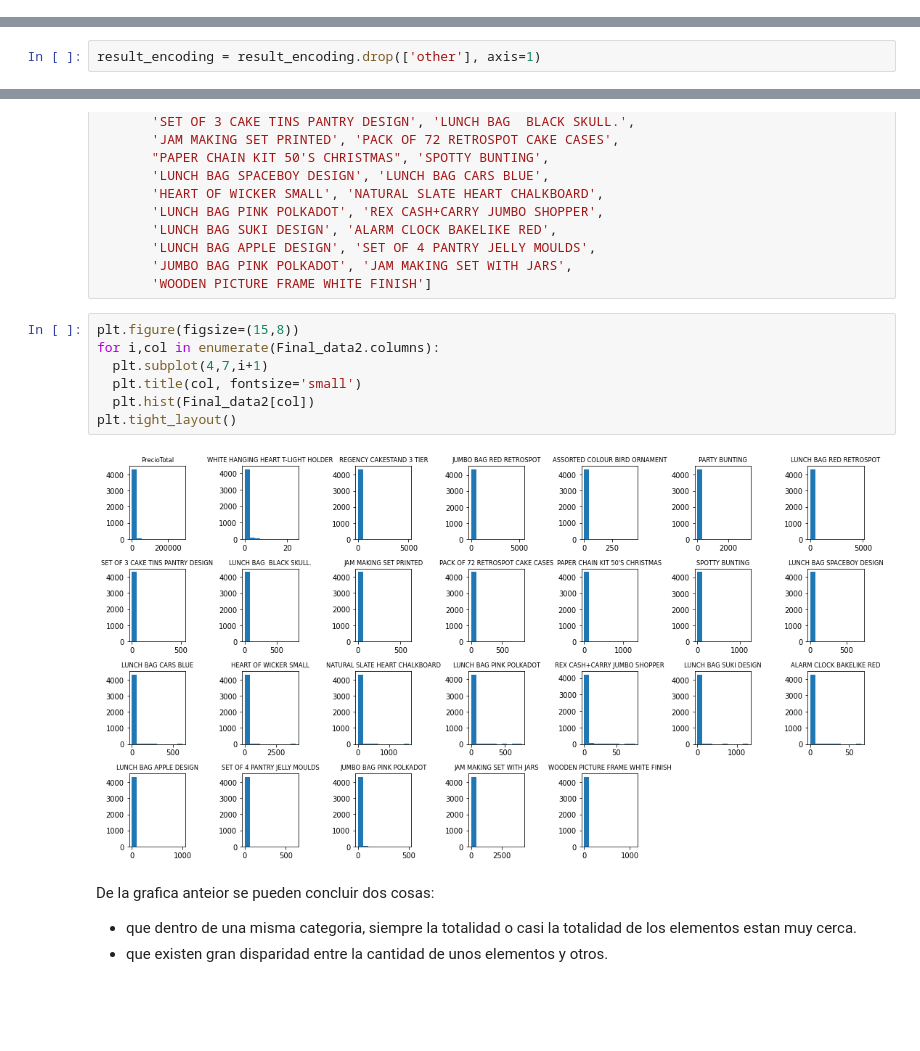
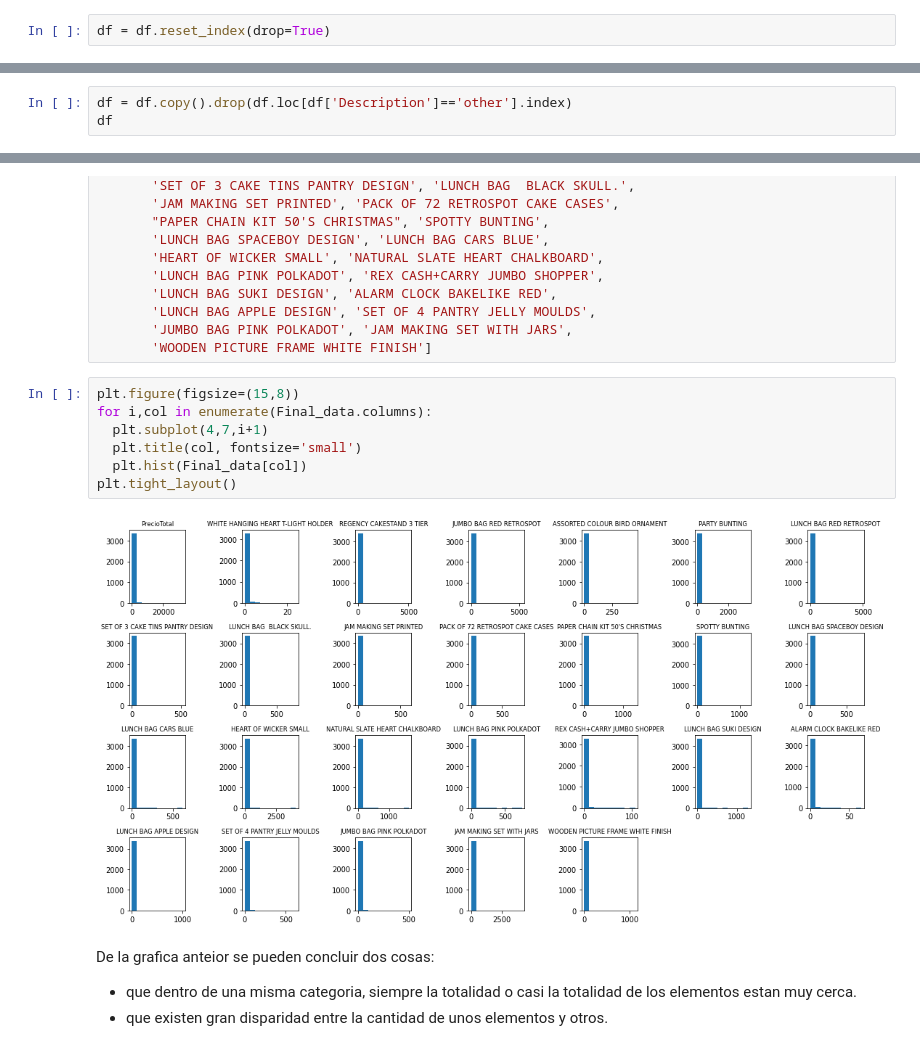
Before and after one commit to SBGuillermo/TFM-AnalisisComercio, a Jupyter notebook: Notebooks/5_Unsupervised_learning.ipynb, the cells around one changed output, grey strips where cells are left out. Saved outputs shown, nothing was run; the diff lists cells and outputs as text; blank space fills up the shorter version.

```diff
--- a/Notebooks/5_Unsupervised_learning.ipynb
+++ b/Notebooks/5_Unsupervised_learning.ipynb
@@ -101,5 +104,7 @@ df
 # %%
 #borramos las columnas erroneas que no pertenecen al data set inicial
 df = df.drop(['Unnamed: 0','Unnamed: 0.1'], axis=1)
+# %%
+df = df.reset_index(drop=True)
 # %% [markdown]
 Se puede observar en la tabla anterior que exiten un objeto 'other' en la columna 'Descrition'. Esto se debe a que se decidio utilizar solo los 25 objetos a la venta más populares de la tienda. Para más información ver el Notebooks 1_AnalisisComercio_Cleanup
@@ -105,0 +113,3 @@ Se puede observar en la tabla anterior que exiten un objeto 'other' en la column
+# %%
+df = df.copy().drop(df.loc[df['Description']=='other'].index)
+df
@@ -158,5 +180,3 @@ Debemos eliminar la columna 'other' ya que no es un elemento como tal
-# %%
-result_encoding = result_encoding.drop(['other'], axis=1)
 # %% [markdown]
 Durante el proceso se han modificado los nombres de las columnas, por lo que las rescribiremos, este es un proceso puramente estético para mejorar la legibilidad del DataFrame
 # %%
@@ -298,13 +318,13 @@ col = ['PrecioTotal','WHITE HANGING HEART T-LIGHT HOLDER', 'REGENCY CAKESTAND 3
        'WOODEN PICTURE FRAME WHITE FINISH']
 # %%
 plt.figure(figsize=(15,8))
-for i,col in enumerate(Final_data2.columns):
+for i,col in enumerate(Final_data.columns):
   plt.subplot(4,7,i+1)
   plt.title(col, fontsize='small')
-  plt.hist(Final_data2[col])
+  plt.hist(Final_data[col])
 plt.tight_layout()
 # %% [output]
-[figure, old version]
+[figure, new version]
 # %% [markdown]
 De la grafica anteior se pueden concluir dos cosas:
   - que dentro de una misma categoria, siempre la totalidad o casi la totalidad de los elementos estan muy cerca.
```
Also changed, not shown: parts of 88 cells of this notebook.
